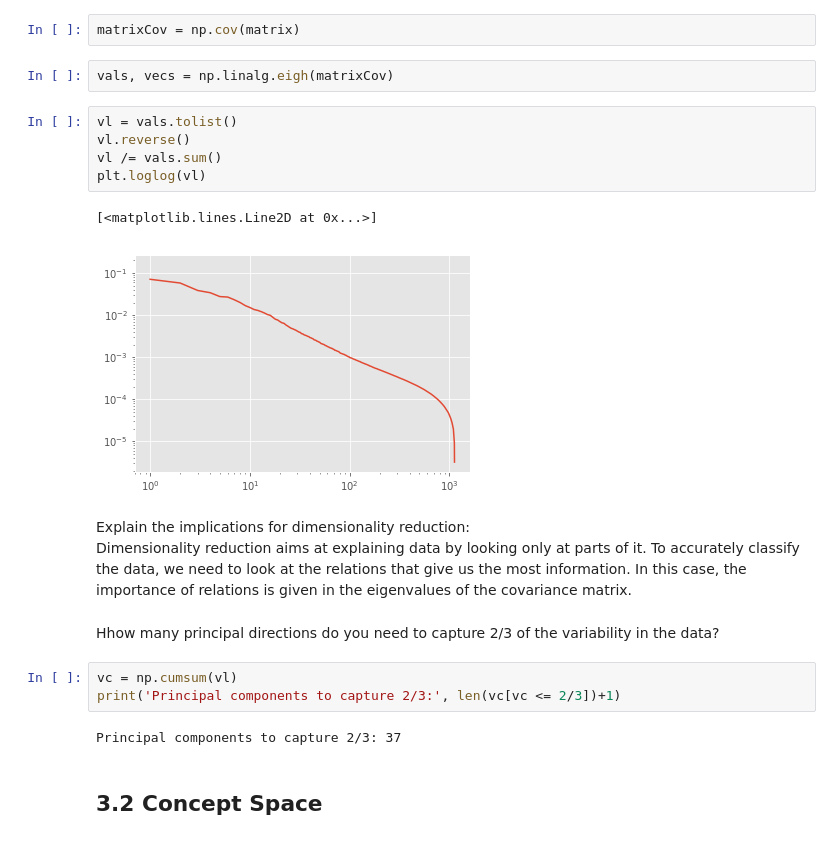
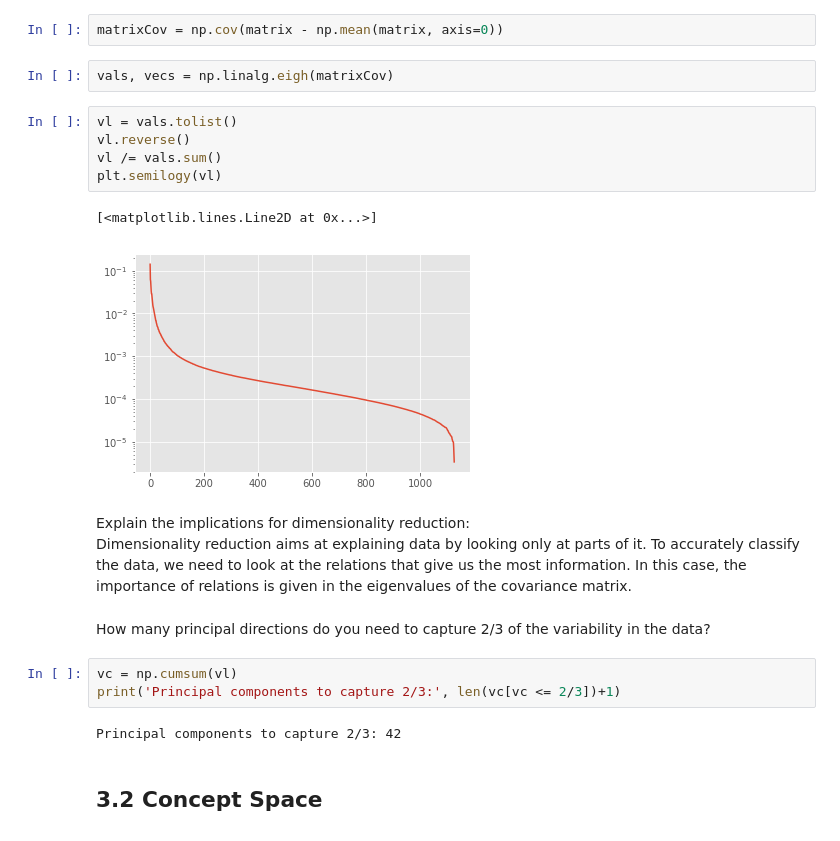
Before and after one commit to rbischof/ianalytics, a Jupyter notebook: ix-lab3/lab3-dimred.ipynb, the cells around one changed output. Drawn from its saved outputs; the diff is of its cells as text.

```diff
--- a/ix-lab3/lab3-dimred.ipynb
+++ b/ix-lab3/lab3-dimred.ipynb
@@ -55,28 +55,28 @@ plt.plot(np.var(matrix, axis=1))
 # %% [markdown]
 Plot the eigenvalues of the M × M covariance matrix.
 # %%
-matrixCov = np.cov(matrix)
+matrixCov = np.cov(matrix - np.mean(matrix, axis=0))
 # %%
 vals, vecs = np.linalg.eigh(matrixCov)
 # %%
 vl = vals.tolist()
 vl.reverse()
 vl /= vals.sum()
-plt.loglog(vl)
+plt.semilogy(vl)
 # %% [output]
 [<matplotlib.lines.Line2D at 0x...>]
-[figure, old version]
+[figure, new version]
 # %% [markdown]
 Explain the implications for dimensionality reduction:<br>
 Dimensionality reduction aims at explaining data by looking only at parts of it. To accurately classify the data, we need to look at the relations that give us the most information. In this case, the importance of relations is given in the eigenvalues of the covariance matrix.
 # %% [markdown]
-Hhow many principal directions do you need to capture 2/3 of the variability in
+How many principal directions do you need to capture 2/3 of the variability in
 the data?
 # %%
 vc = np.cumsum(vl)
 print('Principal components to capture 2/3:', len(vc[vc <= 2/3])+1)
 # %% [output]
-Principal components to capture 2/3: 37
+Principal components to capture 2/3: 42
 # %% [markdown]
 ## 3.2 Concept Space
 # %% [markdown]
```
Also changed, not shown: parts of 4 cells of this notebook, 1 other file.
